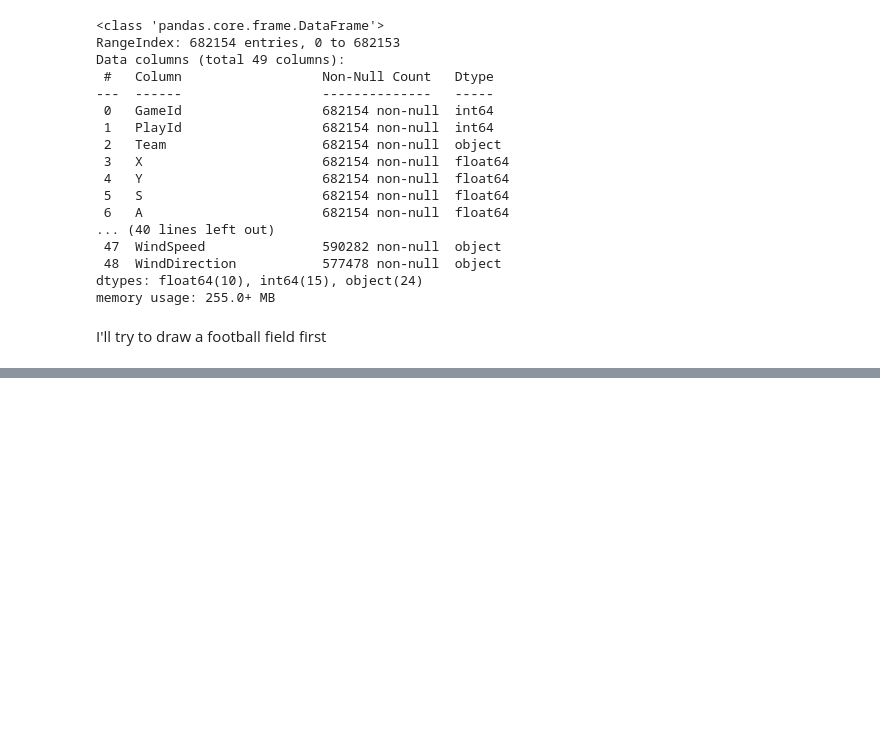
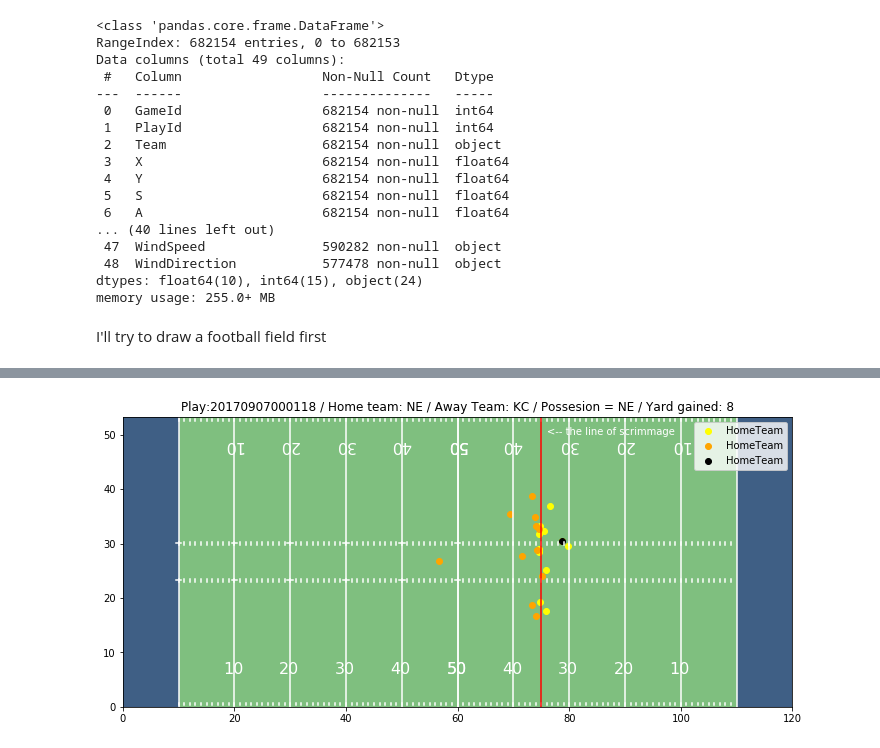
Before and after one commit to Ailihamu/NFL_BigData, a Jupyter notebook: NflTeamFormat_to_Yards.ipynb, the cells around one changed output, grey strips where cells are left out. Drawn from its saved outputs; the diff is of its cells as text; code cells hidden in the pictures; blank space fills up the shorter version.

```diff
--- a/NflTeamFormat_to_Yards.ipynb
+++ b/NflTeamFormat_to_Yards.ipynb
@@ -112,0 +115,44 @@ draw_field()
+# %%
+def plot_play(play_id, df=df):
+
+    """
+    Input:
+
+    play_id - the unique PlayId of the specific play that we want to show
+    df - the dataset
+
+    Output:
+    fig
+    ax
+    """
+
+    play = df[df.PlayId==play_id] # choose a specific play to show
+
+    if play.X[0] < 60:
+        x = int(play.YardLine[0]) - 10 # is the position of the Yardline on the left half of the field
+    else:
+        x = 110 - int(play.YardLine[0]) # x is the position of the Yardline on the right half of the field
+
+    fig, ax = draw_field(scrimmage=x)
+
+    x_home = play[play.Team=='home']['X']
+    y_home = play[play.Team=='home']['Y']
+    ax.scatter(x_home, y_home, color='Yellow', label='HomeTeam') #The home-team players
+
+    x_away = play[play.Team=='away']['X']
+    y_away = play[play.Team=='away']['Y']
+    ax.scatter(x_away, y_away, color='orange', label='HomeTeam') #The away-team players
+
+    x_away = play[play.NflId==play.NflIdRusher]['X']
+    y_away = play[play.NflId==play.NflIdRusher]['Y']
+    ax.scatter(x_away, y_away, color='black', label='HomeTeam') #The rusher
+
+    #the title of the figure
+    ax.set_title(f'Play:{play_id} / Home team: {play.HomeTeamAbbr[0]} / Away Team: {play.VisitorTeamAbbr[0]} / Possesion = {play.PossessionTeam[0]} / Yard gained: {play.Yards[0]}')
+
+    plt.legend()
+    plt.show()
+# %%
+plot_play(20170907000118)
+# %% [output]
+[figure, added]
```
Also changed, not shown: parts of 3 cells of this notebook.
